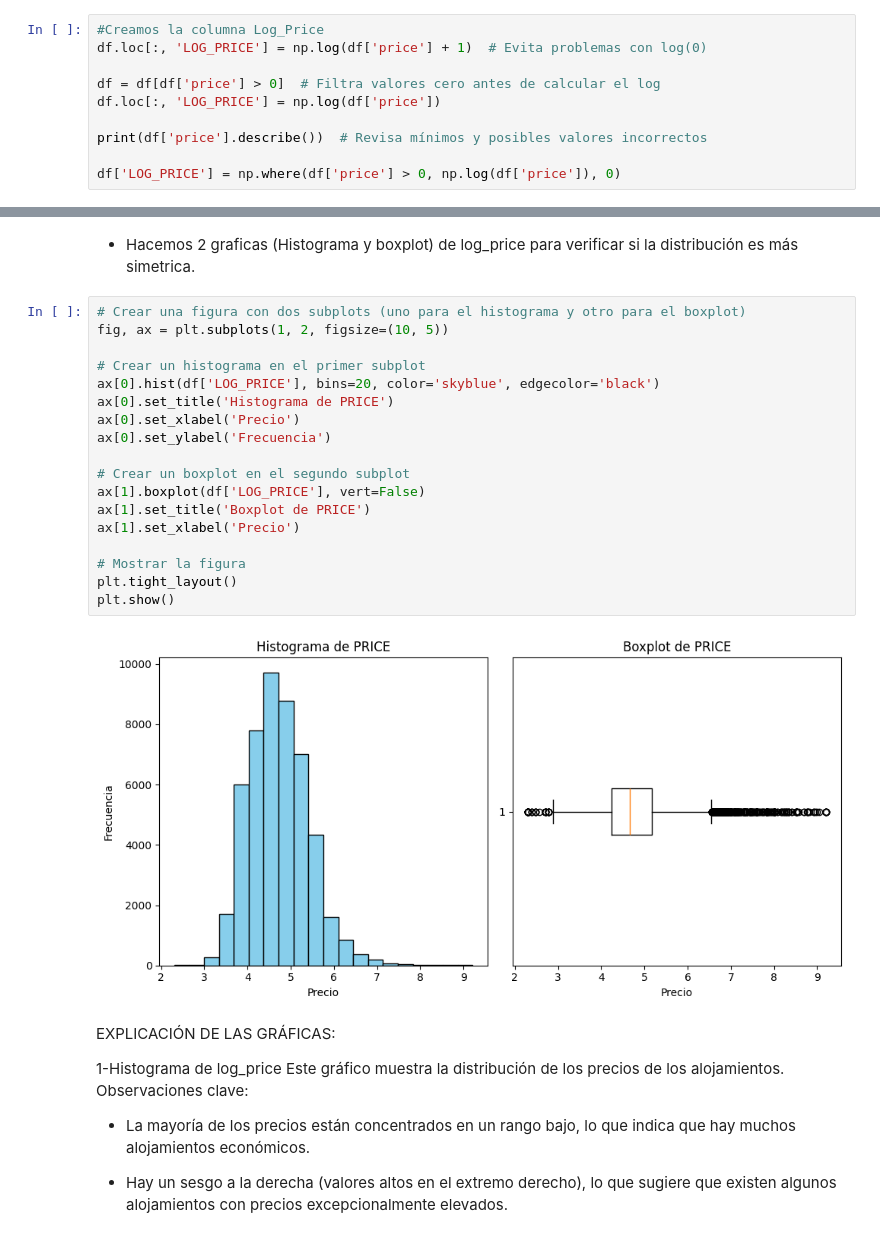
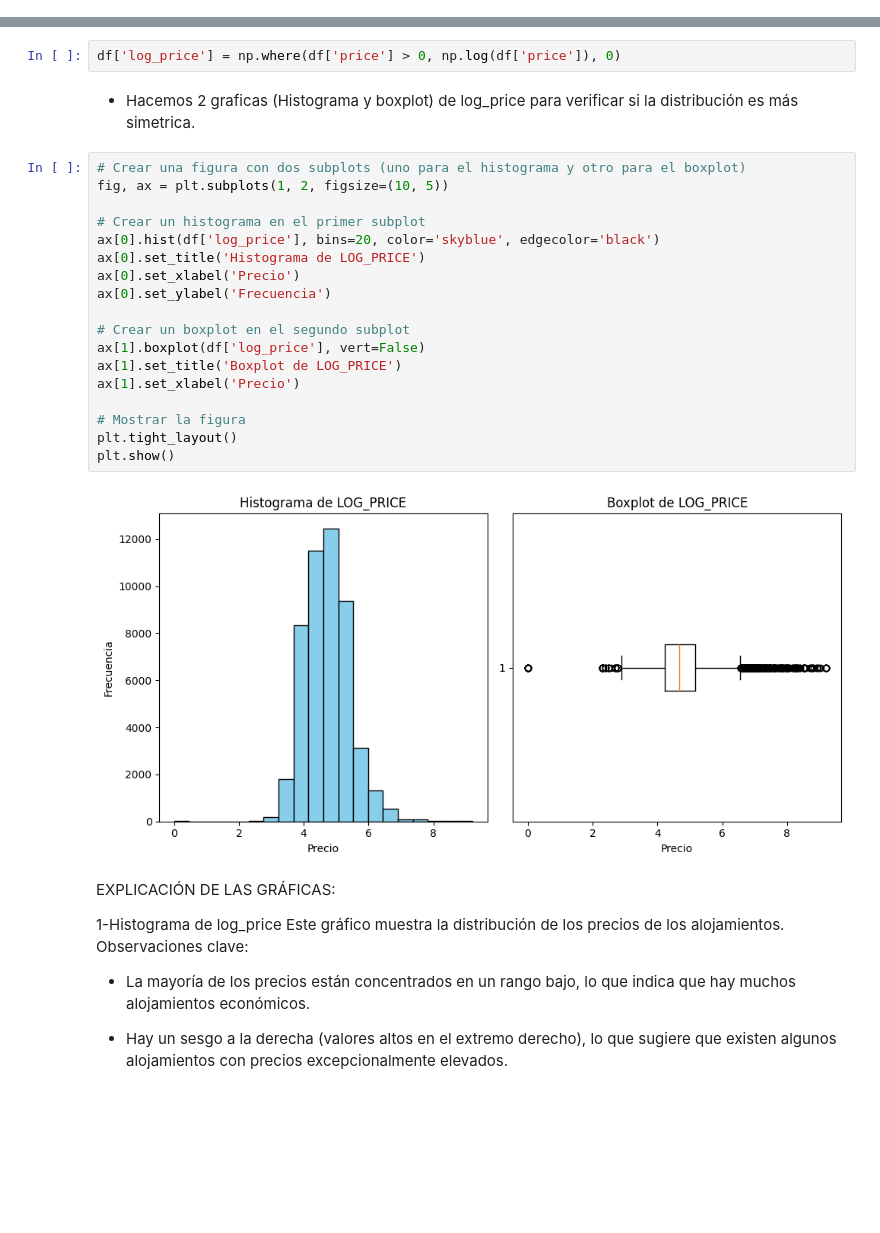
Before and after one commit to 4GeeksAcademy/Jacinto-Proyecto-procesamiento-datos, a Jupyter notebook: src/explore.ipynb, the cells around one changed output, grey strips where cells are left out. Cells and saved outputs as stored; diff of their text form; blank space fills up the shorter version.

```diff
--- a/src/explore.ipynb
+++ b/src/explore.ipynb
@@ -182,10 +187,0 @@ Si el boxplot tiene bigotes muy extendidos, indica que hay una amplia variabilid
-# %%
-#Creamos la columna Log_Price
-df.loc[:, 'LOG_PRICE'] = np.log(df['price'] + 1)  # Evita problemas con log(0)
-
-df = df[df['price'] > 0]  # Filtra valores cero antes de calcular el log
-df.loc[:, 'LOG_PRICE'] = np.log(df['price'])
-
-print(df['price'].describe())  # Revisa mínimos y posibles valores incorrectos
-
-df['LOG_PRICE'] = np.where(df['price'] > 0, np.log(df['price']), 0)
@@ -202,25 +188,27 @@ Name: price, dtype: float64
+# %%
+df['log_price'] = np.where(df['price'] > 0, np.log(df['price']), 0)
 # %% [markdown]
 - Hacemos 2 graficas (Histograma y boxplot) de log_price para verificar si la distribución es más simetrica.
 # %%
 # Crear una figura con dos subplots (uno para el histograma y otro para el boxplot)
 fig, ax = plt.subplots(1, 2, figsize=(10, 5))
 
 # Crear un histograma en el primer subplot
-ax[0].hist(df['LOG_PRICE'], bins=20, color='skyblue', edgecolor='black')
-ax[0].set_title('Histograma de PRICE')
+ax[0].hist(df['log_price'], bins=20, color='skyblue', edgecolor='black')
+ax[0].set_title('Histograma de LOG_PRICE')
 ax[0].set_xlabel('Precio')
 ax[0].set_ylabel('Frecuencia')
 
 # Crear un boxplot en el segundo subplot
-ax[1].boxplot(df['LOG_PRICE'], vert=False)
-ax[1].set_title('Boxplot de PRICE')
+ax[1].boxplot(df['log_price'], vert=False)
+ax[1].set_title('Boxplot de LOG_PRICE')
 ax[1].set_xlabel('Precio')
 
 # Mostrar la figura
 plt.tight_layout()
 plt.show()
 # %% [output]
-[figure, old version]
+[figure, new version]
 # %% [markdown]
 EXPLICACIÓN DE LAS GRÁFICAS:
 
```
Also changed, not shown: parts of 88 cells of this notebook, 1 other file.
